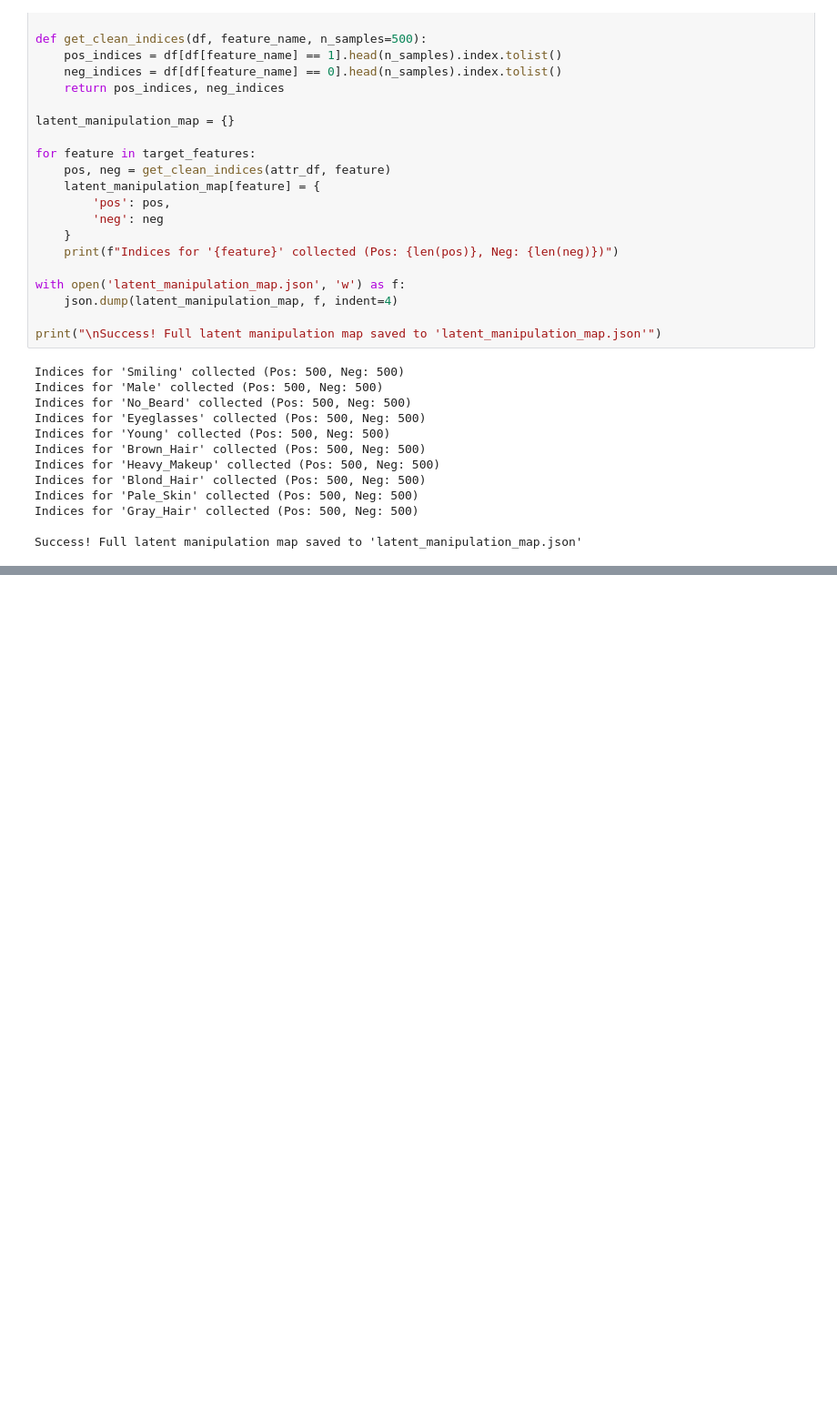
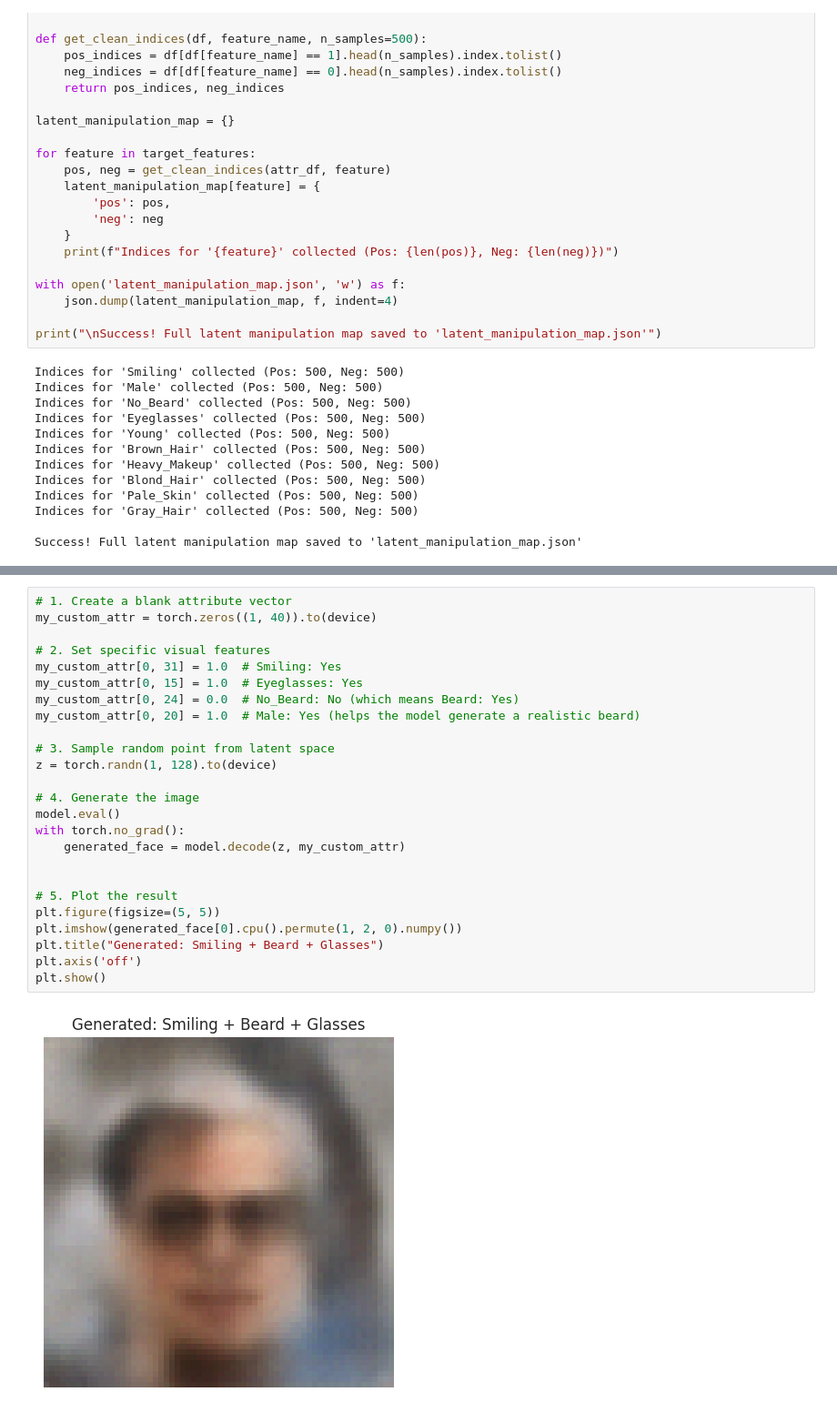
Before and after one commit to martynalacha/Latent-Space-Explorer, a Jupyter notebook: 01_data_analysis.ipynb, the cells around one changed output, grey strips where cells are left out. Shown at 91% size. Saved outputs shown, nothing was run; the diff lists cells and outputs as text; blank space fills up the shorter version.

```diff
--- a/01_data_analysis.ipynb
+++ b/01_data_analysis.ipynb
@@ -123,0 +245,27 @@ Success! Full latent manipulation map saved to 'latent_manipulation_map.json'
+# %%
+# 1. Create a blank attribute vector
+my_custom_attr = torch.zeros((1, 40)).to(device)
+
+# 2. Set specific visual features
+my_custom_attr[0, 31] = 1.0  # Smiling: Yes
+my_custom_attr[0, 15] = 1.0  # Eyeglasses: Yes
+my_custom_attr[0, 24] = 0.0  # No_Beard: No (which means Beard: Yes)
+my_custom_attr[0, 20] = 1.0  # Male: Yes (helps the model generate a realistic beard)
+
+# 3. Sample random point from latent space
+z = torch.randn(1, 128).to(device)
+
+# 4. Generate the image
+model.eval()
+with torch.no_grad():
+    generated_face = model.decode(z, my_custom_attr)
+
+
+# 5. Plot the result
+plt.figure(figsize=(5, 5))
+plt.imshow(generated_face[0].cpu().permute(1, 2, 0).numpy())
+plt.title("Generated: Smiling + Beard + Glasses")
+plt.axis('off')
+plt.show()
+# %% [output]
+[figure, added]
```
Also changed, not shown: parts of 9 cells of this notebook, 6 other files.
